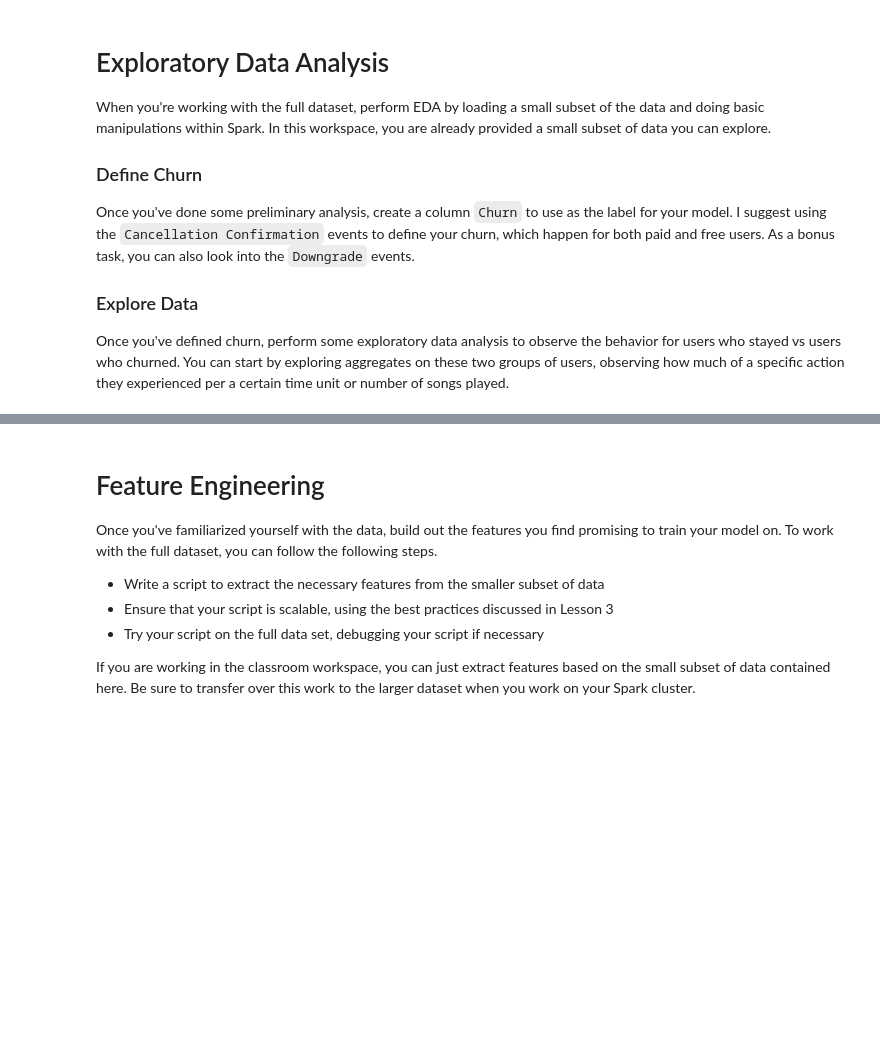
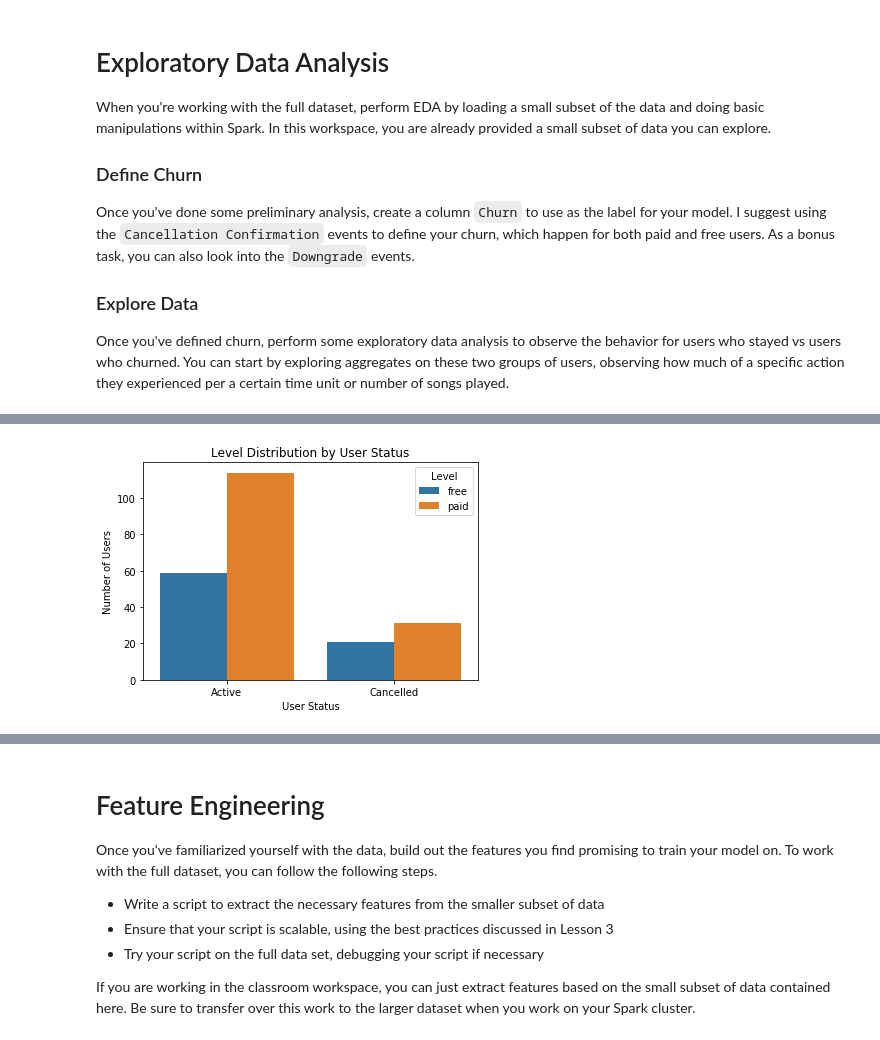
Before and after one commit to Faisal-AlDhuwayhi/Sparkify-Project, a Jupyter notebook: Sparkify.ipynb, the cells around one changed output, grey strips where cells are left out. Cells and saved outputs as stored; diff of their text form; code cells hidden in the pictures; blank space fills up the shorter version.

```diff
--- a/Sparkify.ipynb
+++ b/Sparkify.ipynb
@@ -125,0 +180,13 @@ Once you've defined churn, perform some exploratory data analysis to observe the
+# %%
+# Level Distribution by User Status Plot
+churn_level = df.drop_duplicates(['userId']).groupby(['churn_phase', 'level']).count() \
+            .sort("churn_phase").toPandas()
+
+sns.barplot(data=churn_level, x='churn_phase', y='count', hue='level')
+plt.title("Level Distribution by User Status")
+plt.xlabel("User Status")
+plt.ylabel("Number of Users")
+plt.xticks(np.arange(len(user_status)), user_status)
+plt.legend(title='Level');
+# %% [output]
+[figure, added]
```
Also changed, not shown: parts of 13 cells of this notebook.
